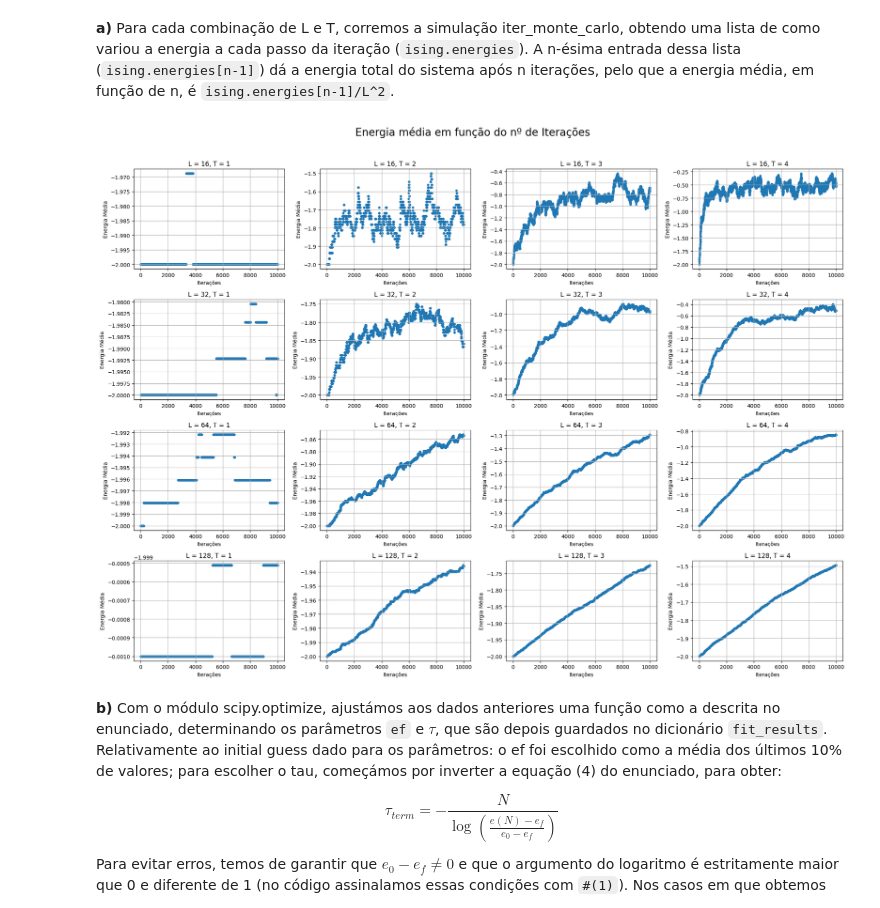
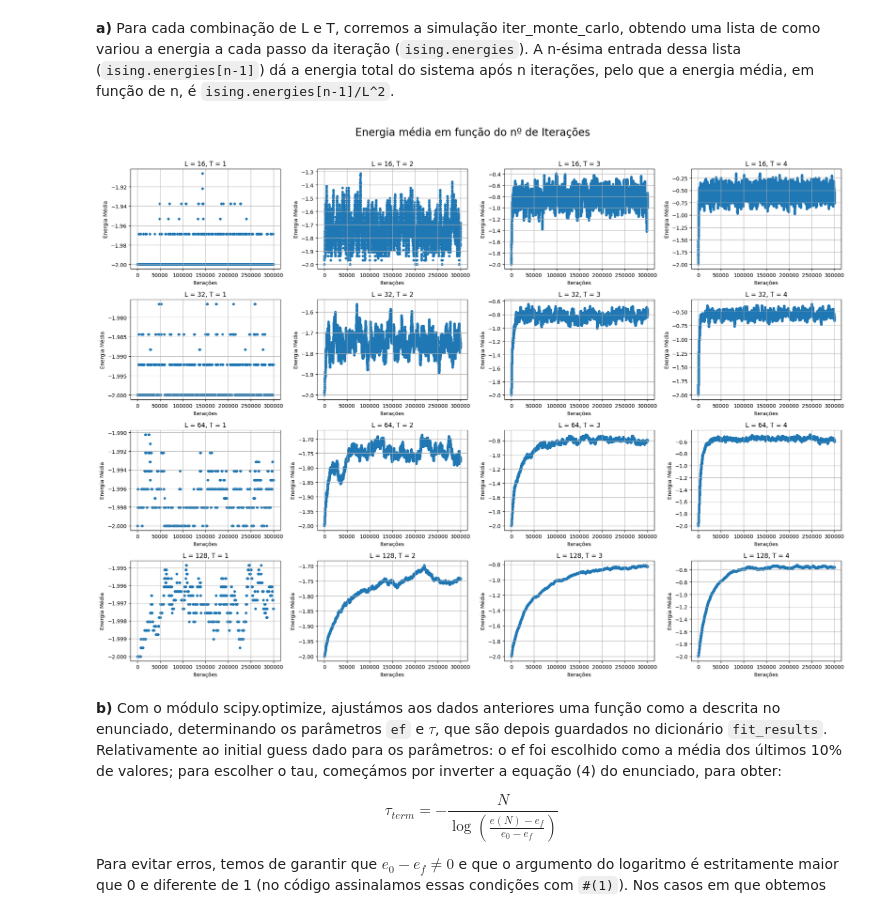
Before and after one commit to RafaelFernandesIST/FC_Grupo22, a Jupyter notebook: Projeto_1/projeto_1.ipynb, the cells around one changed output. Cells and saved outputs as stored; diff of their text form; code cells hidden in the pictures.

```diff
--- a/Projeto_1/projeto_1.ipynb
+++ b/Projeto_1/projeto_1.ipynb
@@ -85,29 +85,29 @@ class IsingModel:
 # %%
 L_array = np.array([16, 32, 64, 128])
 T_array = np.array([1, 2, 3, 4])
-N_iter = 10000
+N_iter = 300_000
 
 fig, axes = plt.subplots(len(L_array), len(T_array), figsize=(20, 15))
 fig.suptitle('Energia média em função do nº de Iterações', fontsize=20)
 
 for i, L in enumerate(L_array):
     for j, T in enumerate(T_array):
 
         ising = IsingModel(L, T)
         ising.iter_monte_carlo(N_iter)
         avg_ener = np.array(ising.energies[1:])/(L*L)
 
         ax = axes[i, j]
         ax.scatter(np.arange(1, N_iter + 1), avg_ener, s=10)
         ax.set_title(f'L = {L}, T = {T}')
         ax.set_xlabel('Iterações')
         ax.set_ylabel('Energia Média')
         ax.grid(True)
 
 plt.tight_layout(rect=[0, 0, 1, 0.96])
 plt.show()
 # %% [output]
-[figure, old version]
+[figure, new version]
 # %% [markdown]
 **b)** Com o módulo scipy.optimize, ajustámos aos dados anteriores uma função como a descrita no enunciado, determinando os parâmetros `ef` e $\tau$, que são depois guardados no dicionário `fit_results`. Relativamente ao initial guess dado para os parâmetros: o ef foi escolhido como a média dos últimos 10% de valores; para escolher o tau, começámos por inverter a equação (4) do enunciado, para obter:
 
```
Also changed, not shown: parts of 9 cells of this notebook.
